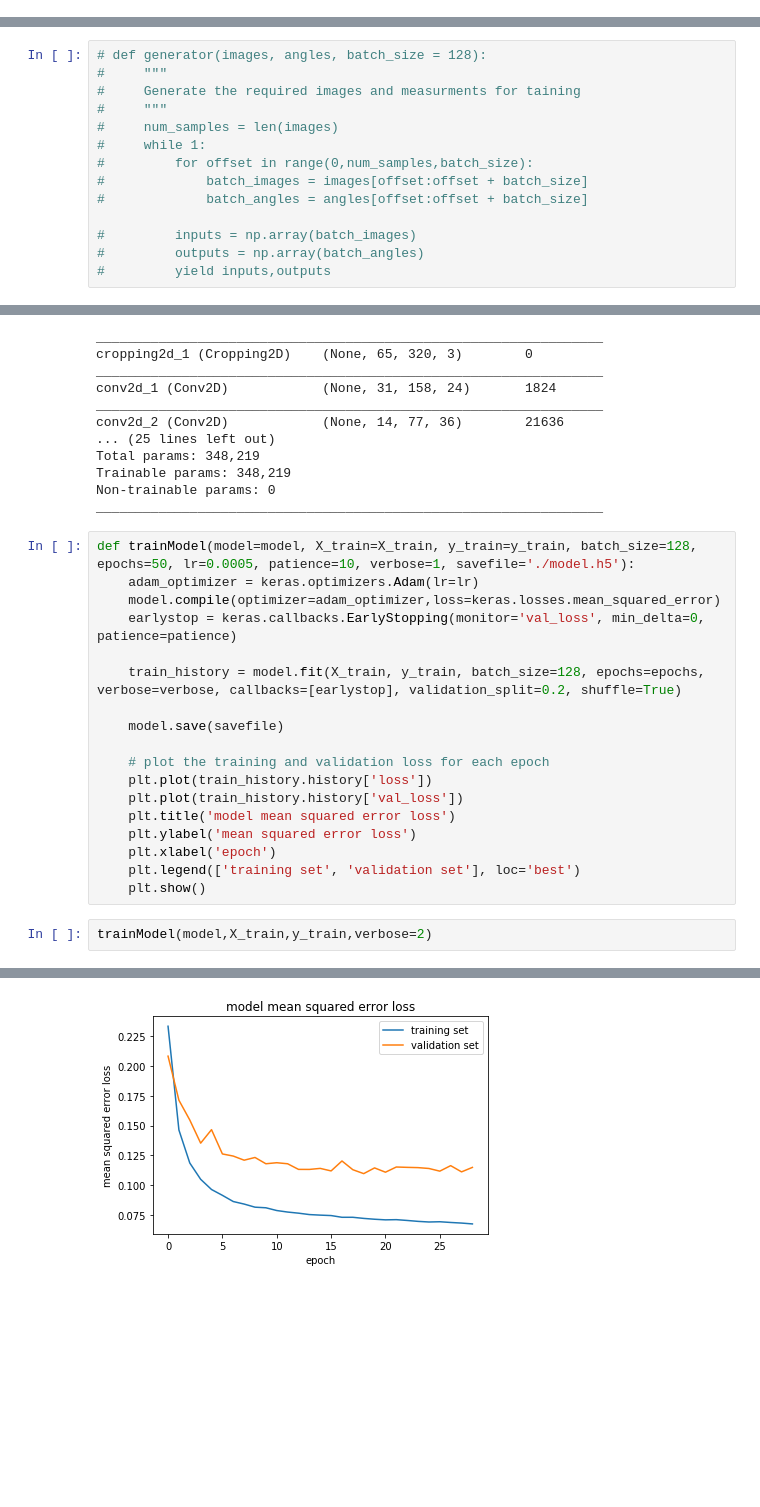
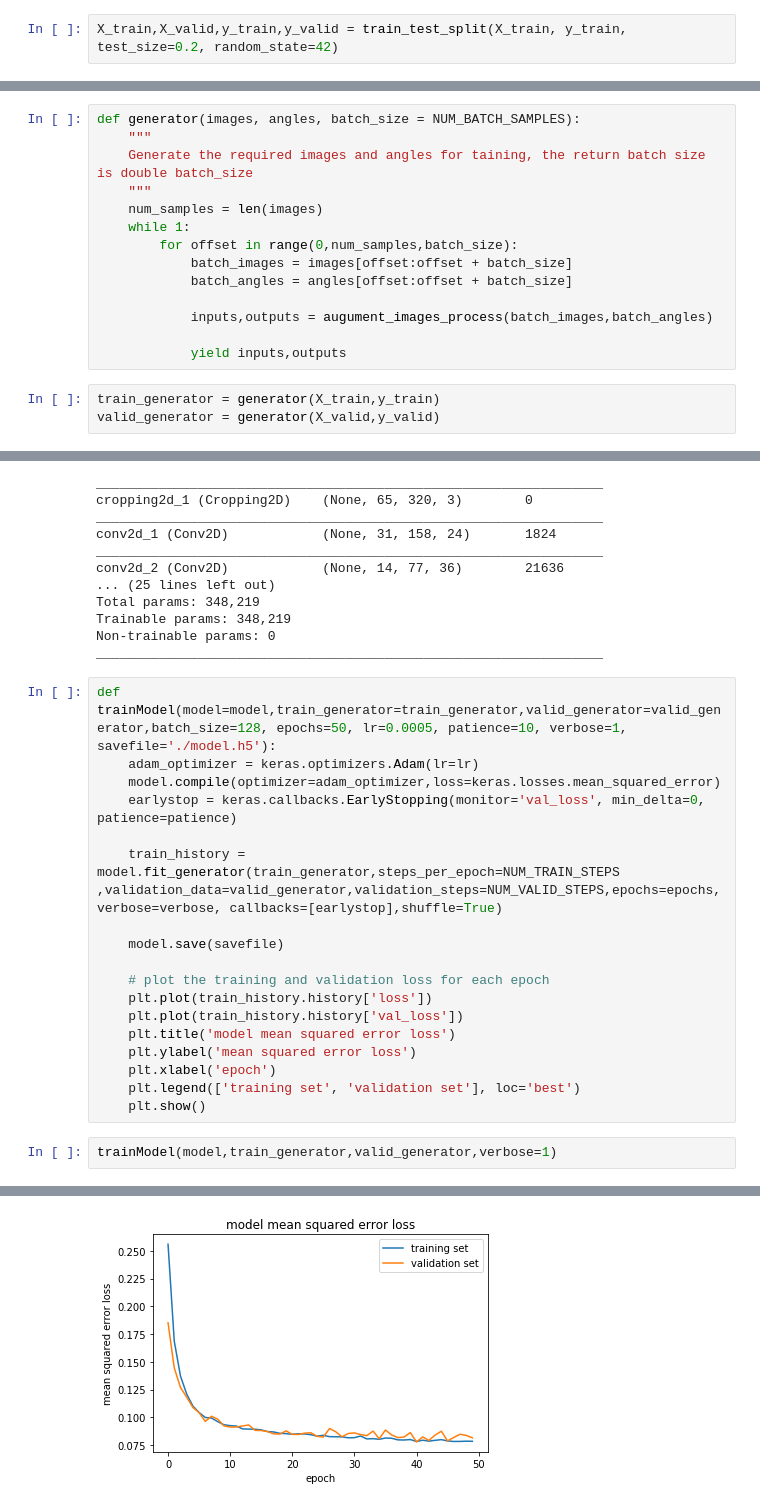
Before and after one commit to aimuch/CarND-Behavioral-Cloning-P3, a Jupyter notebook: model.ipynb, the cells around one changed output, grey strips where cells are left out. Cells and saved outputs as stored; diff of their text form; blank space fills up the shorter version.

```diff
--- a/model.ipynb
+++ b/model.ipynb
@@ -512,0 +468,2 @@ Number of training examples after augmenting and balancing training data = 41910
+# %%
+X_train,X_valid,y_train,y_valid = train_test_split(X_train, y_train, test_size=0.2, random_state=42)
@@ -513,17 +483,20 @@ Number of training examples after augmenting and balancing training data = 41910
 # %%
-# def generator(images, angles, batch_size = 128):
-#     """
-#     Generate the required images and measurments for taining
-#     """
-#     num_samples = len(images)
-#     while 1:
-#         for offset in range(0,num_samples,batch_size):
-#             batch_images = images[offset:offset + batch_size]
-#             batch_angles = angles[offset:offset + batch_size]
+def generator(images, angles, batch_size = NUM_BATCH_SAMPLES):
+    """
+    Generate the required images and angles for taining, the return batch size is double batch_size
+    """
+    num_samples = len(images)
+    while 1:
+        for offset in range(0,num_samples,batch_size):
+            batch_images = images[offset:offset + batch_size]
+            batch_angles = angles[offset:offset + batch_size]
 
-#         inputs = np.array(batch_images)
-#         outputs = np.array(batch_angles)
-#         yield inputs,outputs
+            inputs,outputs = augument_images_process(batch_images,batch_angles)
+
+            yield inputs,outputs
+# %%
+train_generator = generator(X_train,y_train)
+valid_generator = generator(X_valid,y_valid)
 # %% [markdown]
 ## Model Architecture
 # %%
@@ -566,12 +539,12 @@ Trainable params: 348,219
 Non-trainable params: 0
 _________________________________________________________________
 # %%
-def trainModel(model=model, X_train=X_train, y_train=y_train, batch_size=128, epochs=50, lr=0.0005, patience=10, verbose=1, savefile='./model.h5'):
+def trainModel(model=model,train_generator=train_generator,valid_generator=valid_generator,batch_size=128, epochs=50, lr=0.0005, patience=10, verbose=1, savefile='./model.h5'):
     adam_optimizer = keras.optimizers.Adam(lr=lr)
     model.compile(optimizer=adam_optimizer,loss=keras.losses.mean_squared_error)
     earlystop = keras.callbacks.EarlyStopping(monitor='val_loss', min_delta=0, patience=patience)
 
-    train_history = model.fit(X_train, y_train, batch_size=128, epochs=epochs, verbose=verbose, callbacks=[earlystop], validation_split=0.2, shuffle=True)
+    train_history = model.fit_generator(train_generator,steps_per_epoch=NUM_TRAIN_STEPS ,validation_data=valid_generator,validation_steps=NUM_VALID_STEPS,epochs=epochs, verbose=verbose, callbacks=[earlystop],shuffle=True)
 
     model.save(savefile)
 
@@ -584,5 +557,5 @@ def trainModel(model=model, X_train=X_train, y_train=y_train, batch_size=128, ep
     plt.legend(['training set', 'validation set'], loc='best')
     plt.show()
 # %%
-trainModel(model,X_train,y_train,verbose=2)
+trainModel(model,train_generator,valid_generator,verbose=1)
 # %% [output]
@@ -606,4 +579,4 @@ Epoch 29/50
-[figure, old version]
+[figure, new version]
 # %%
 from keras.models import load_model
 
```
Also changed, not shown: parts of 23 cells of this notebook, 4 other files.
